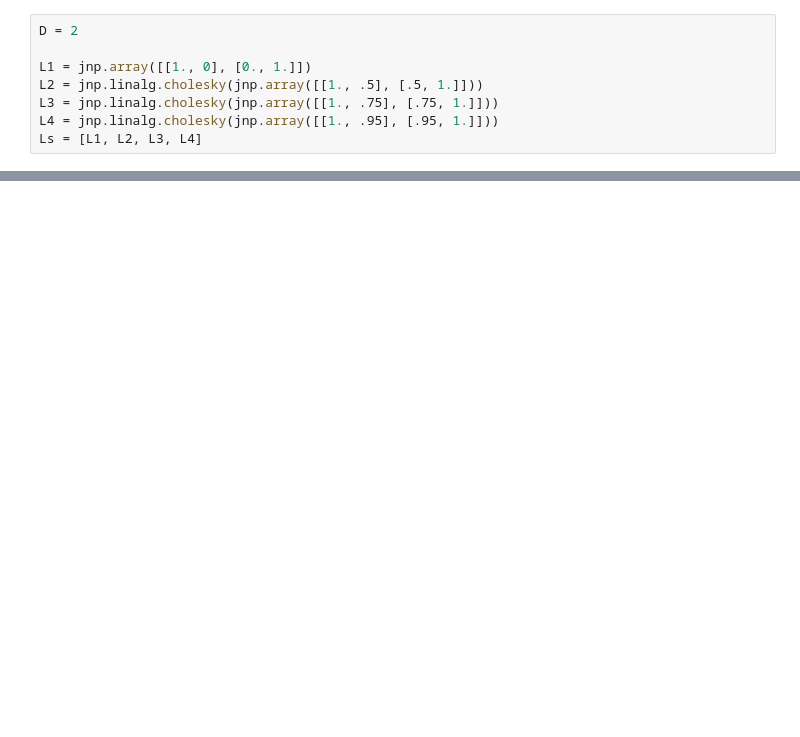
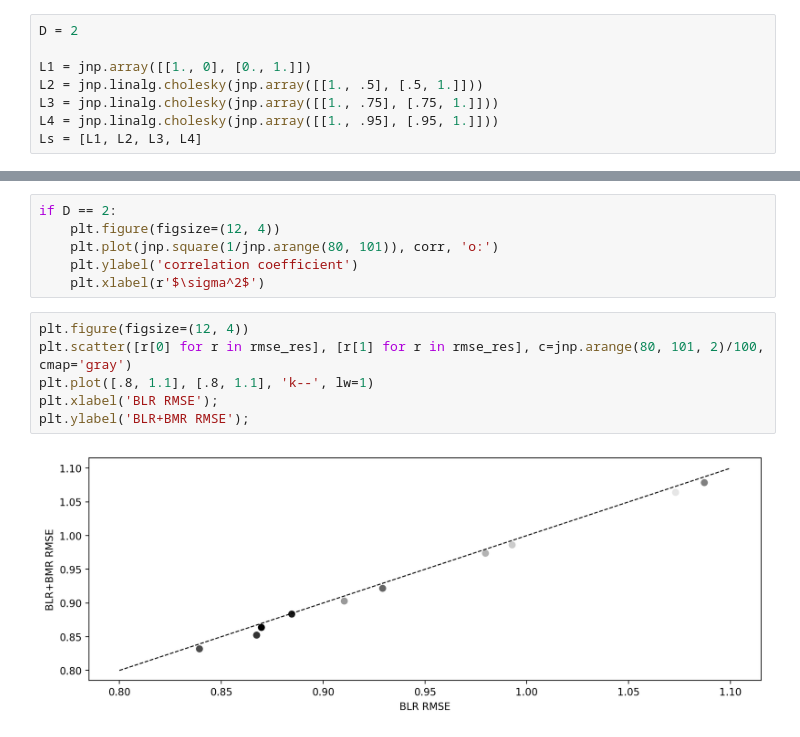
Before and after one commit to dimarkov/bmr4pml, a Jupyter notebook: notebooks/testing/linear_regression_correlated_x.ipynb, the cells around one changed output, grey strips where cells are left out. Cells and saved outputs as stored; diff of their text form; blank space fills up the shorter version.

```diff
--- a/notebooks/testing/linear_regression_correlated_x.ipynb
+++ b/notebooks/testing/linear_regression_correlated_x.ipynb
@@ -131,0 +184,14 @@ plt.legend([0., 0.5, 0.75, 0.95], title='correlation');
+# %%
+if D == 2:
+    plt.figure(figsize=(12, 4))
+    plt.plot(jnp.square(1/jnp.arange(80, 101)), corr, 'o:')
+    plt.ylabel('correlation coefficient')
+    plt.xlabel(r'$\sigma^2$')
+# %%
+plt.figure(figsize=(12, 4))
+plt.scatter([r[0] for r in rmse_res], [r[1] for r in rmse_res], c=jnp.arange(80, 101, 2)/100, cmap='gray')
+plt.plot([.8, 1.1], [.8, 1.1], 'k--', lw=1)
+plt.xlabel('BLR RMSE');
+plt.ylabel('BLR+BMR RMSE');
+# %% [output]
+[figure, added]
```
Also changed, not shown: parts of 3 cells of this notebook.
